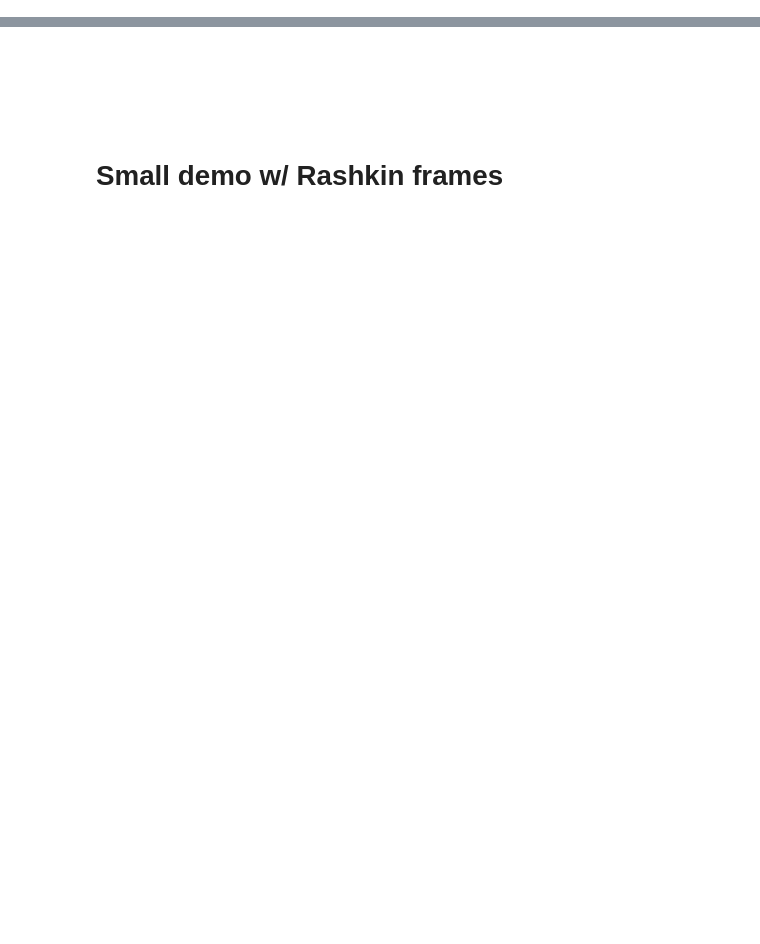
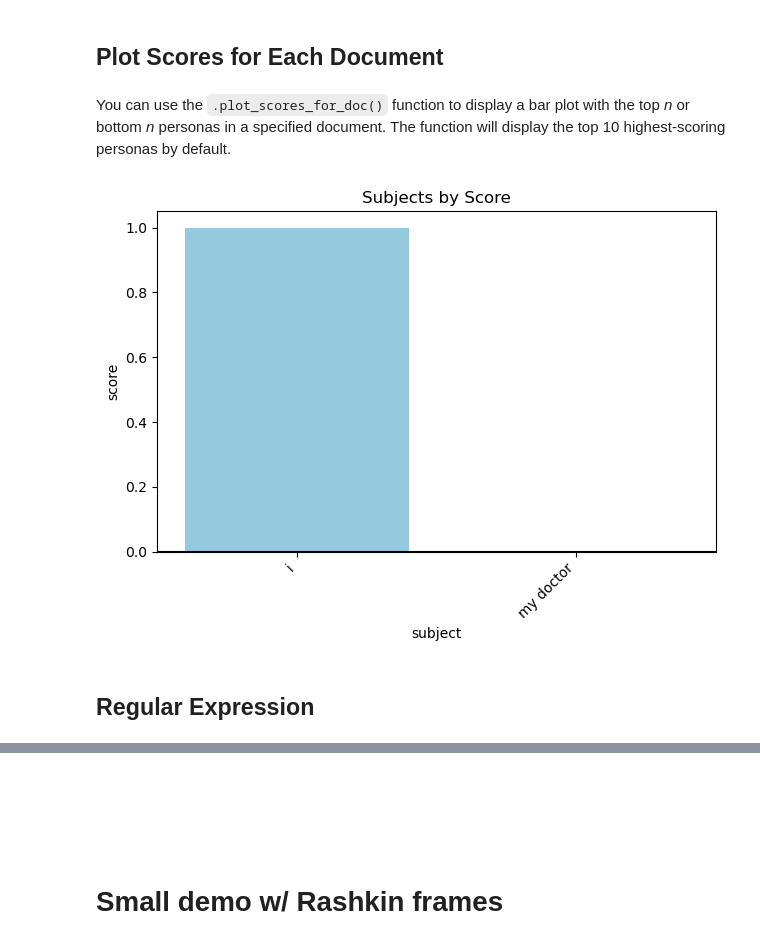
Before and after one commit to maartensap/riveter-nlp, a Jupyter notebook: riveter/demo.ipynb, the cells around one changed output, grey strips where cells are left out. Drawn from its saved outputs; the diff is of its cells as text; code cells hidden in the pictures; blank space fills up the shorter version.

```diff
--- a/riveter/demo.ipynb
+++ b/riveter/demo.ipynb
@@ -29,3 +102,13 @@ riveter.get_persona_cluster('my doctor')
+# %% [markdown]
+## Plot Scores for Each Document
+# %% [markdown]
+You can use the `.plot_scores_for_doc()` function to display a bar plot with the top *n* or bottom *n* personas in a specified document. The function will display the top 10 highest-scoring personas by default.
+# %%
+riveter.plot_scores_for_doc(0)
+# %% [output]
+[figure, added]
+# %% [markdown]
+## Regular Expression
 # %%
 riveter.train(example_stories,
               text_ids,
```
Also changed, not shown: parts of 45 cells of this notebook, 3 other files.
